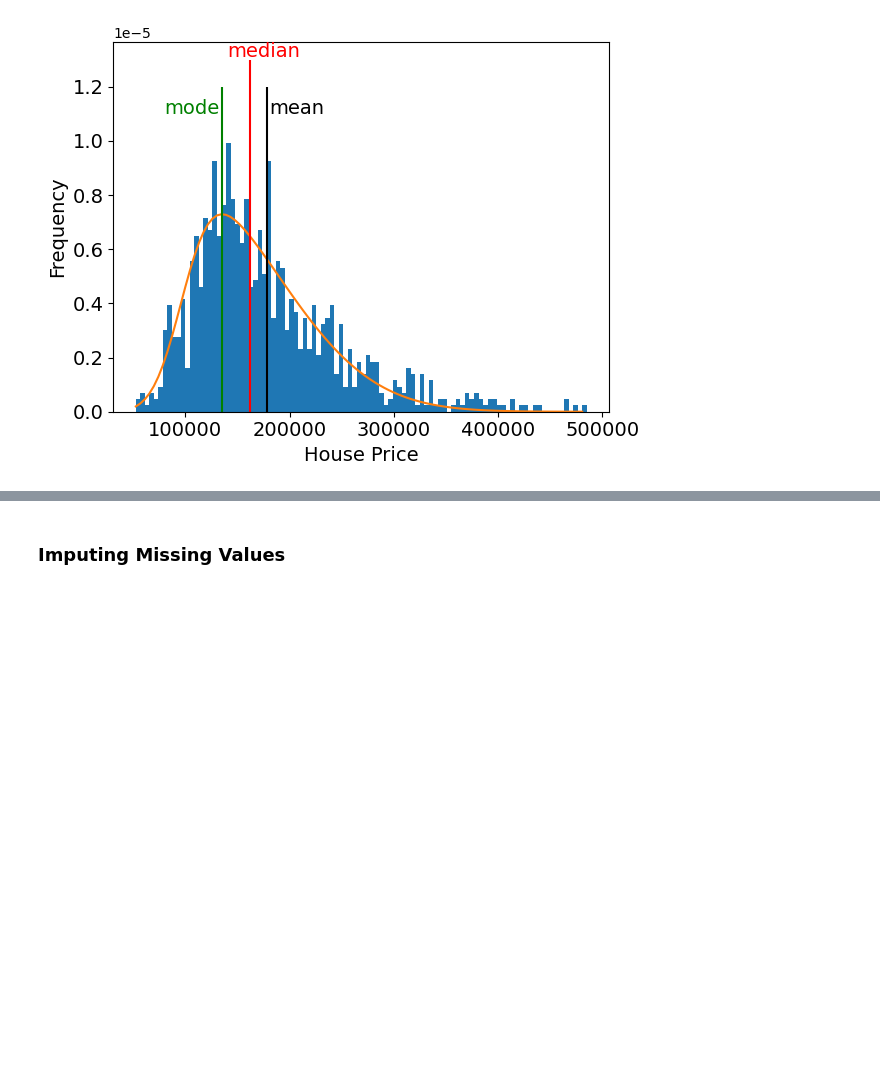
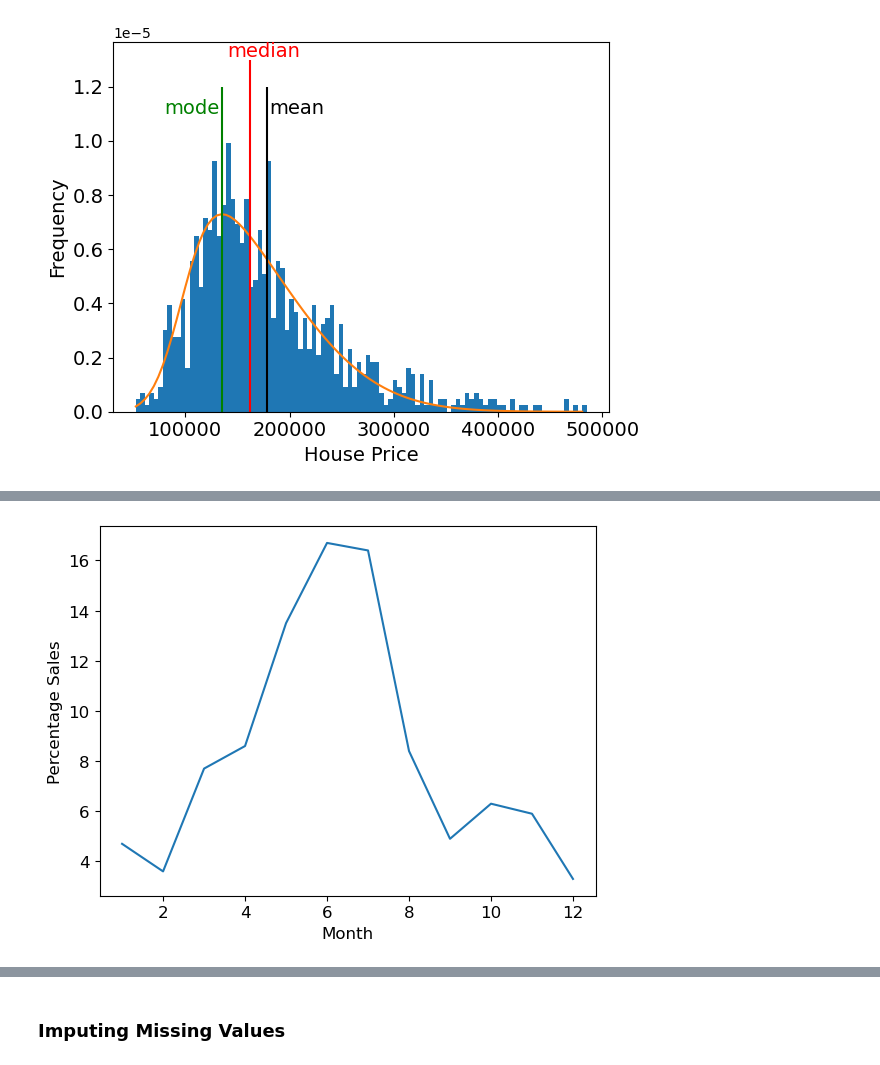
Before and after one commit to burning-river/housing_price_predictions, a Jupyter notebook: housing_price_predictions.ipynb, the cells around one changed output, grey strips where cells are left out. Drawn from its saved outputs; the diff is of its cells as text; code cells hidden in the pictures; blank space fills up the shorter version.

```diff
--- a/housing_price_predictions.ipynb
+++ b/housing_price_predictions.ipynb
@@ -186,0 +254,4 @@ plt.yticks(fontsize = 14);
+# %%
+df = housing_train_data[['MoSold', 'OverallQual']]
+month_df = df.groupby('MoSold').count()
+month_df.head()
@@ -186,0 +266,9 @@ plt.yticks(fontsize = 14);
+# %%
+plt.plot(month_df.index, [ent*100/sum(month_df['OverallQual']) for ent in month_df['OverallQual']])
+plt.xlabel('Month', fontsize = 12)
+plt.ylabel('Percentage Sales', fontsize = 12)
+plt.xticks(fontsize = 12)
+plt.yticks(fontsize = 12)
+plt.savefig('seasonality.png');
+# %% [output]
+[figure, added]
```
Also changed, not shown: parts of 20 cells of this notebook.
